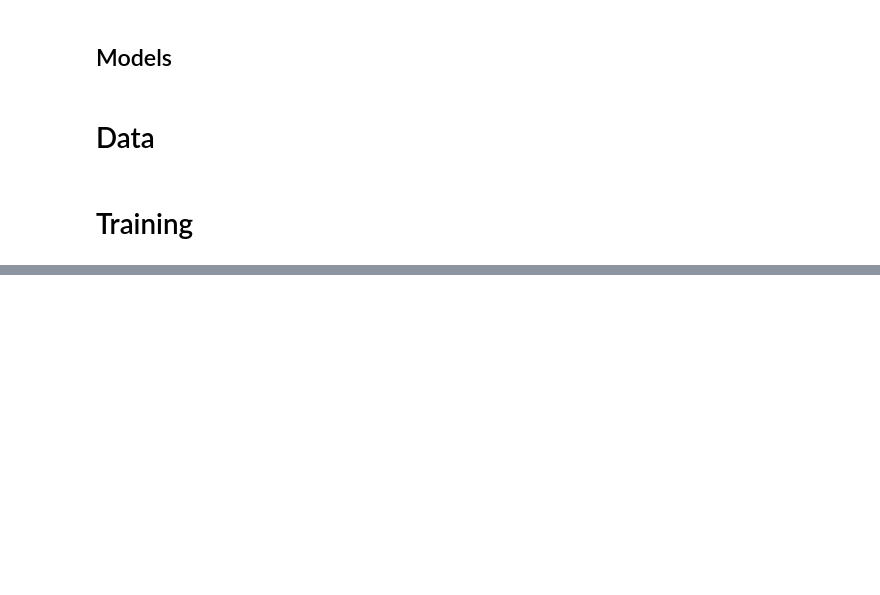
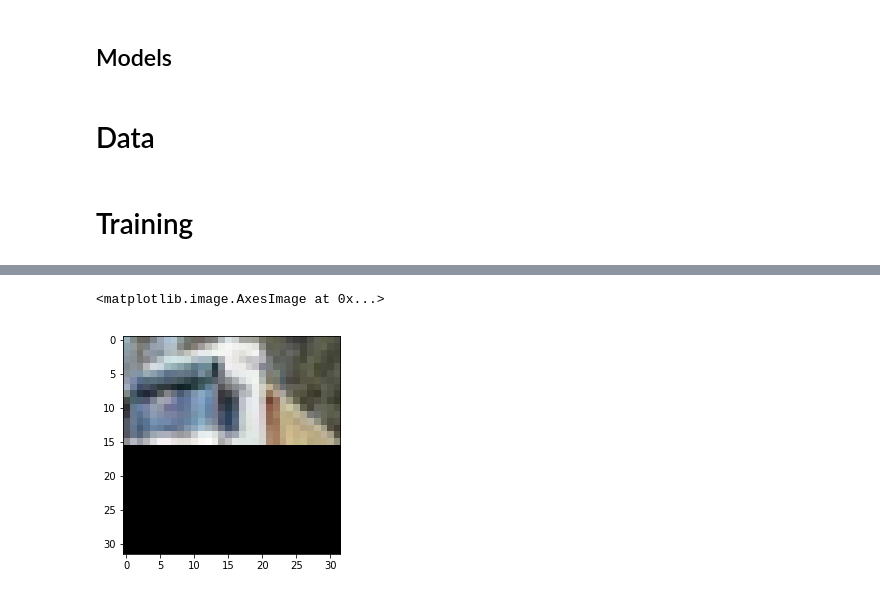
Before and after one commit to jasonrobwebster/unsupervised-nmt-with-vaes, a Jupyter notebook: pixel_cnn/pixel_cnn.ipynb, the cells around one changed output, grey strips where cells are left out. Drawn from its saved outputs; the diff is of its cells as text; code cells hidden in the pictures; blank space fills up the shorter version.

```diff
--- a/pixel_cnn/pixel_cnn.ipynb
+++ b/pixel_cnn/pixel_cnn.ipynb
@@ -273,4 +289,7 @@ Epoch 1/10
 # %%
 x_half = x_train[:100].copy()
-x_half[:, 14:] = 0
-imshow(x_half[1][:, :, 0])
+x_half[:, 16:] = 0
+imshow(x_half[1][:, :])
+# %% [output]
+<matplotlib.image.AxesImage at 0x...>
+[figure, added]
```
Also changed, not shown: parts of 10 cells of this notebook.
